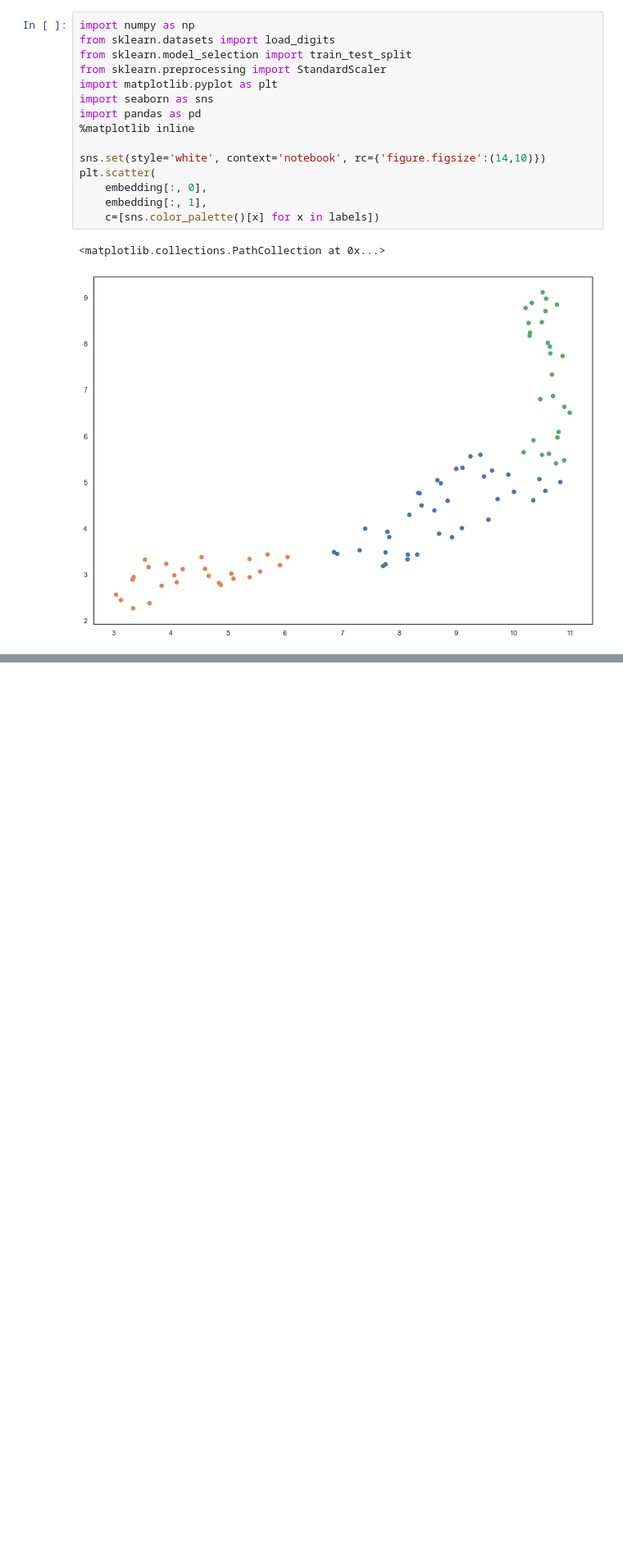
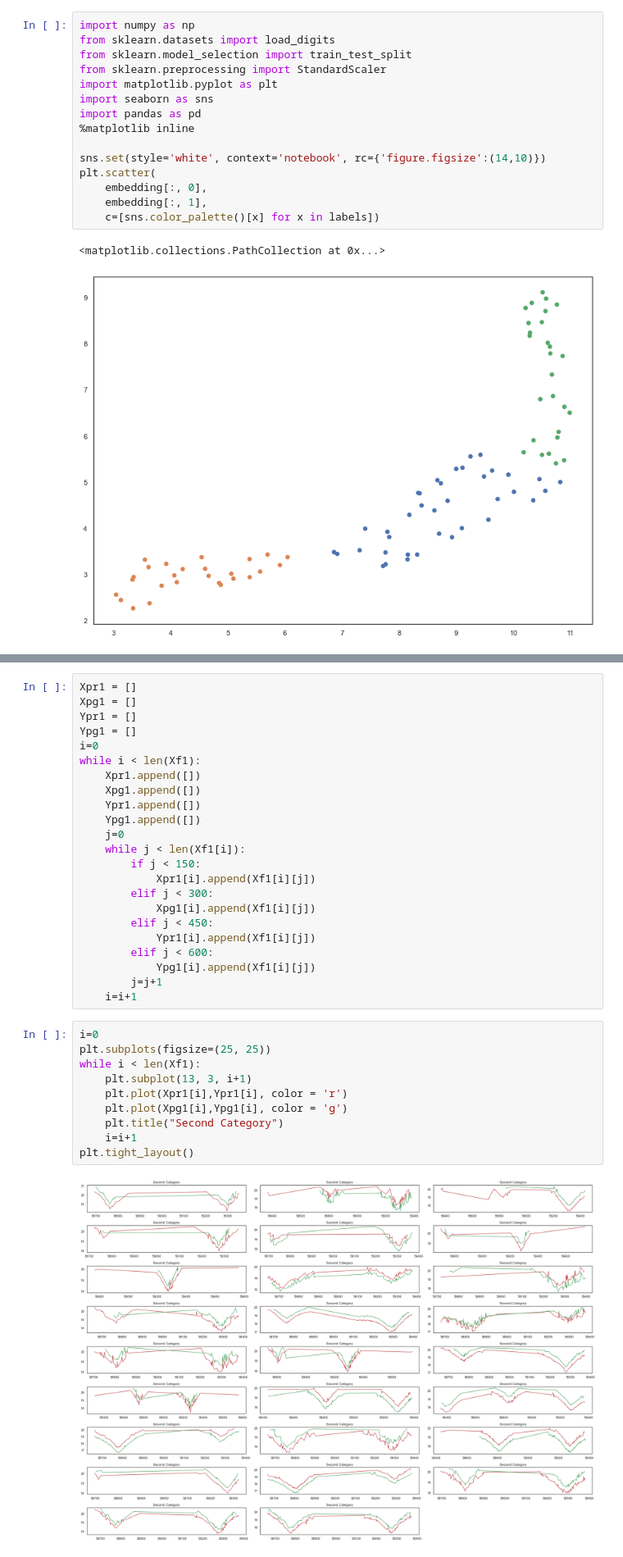
Before and after one commit to vecheto/Classifying-Asteroids, a Jupyter notebook: Light_curves_Esteban.ipynb, the cells around one changed output, grey strips where cells are left out. Shown at 82% size. Drawn from its saved outputs; the diff is of its cells as text; blank space fills up the shorter version.

```diff
--- a/Light_curves_Esteban.ipynb
+++ b/Light_curves_Esteban.ipynb
@@ -483,0 +538,35 @@ print(Yf)
+# %%
+Xpr1 = []
+Xpg1 = []
+Ypr1 = []
+Ypg1 = []
+i=0
+while i < len(Xf1):
+    Xpr1.append([])
+    Xpg1.append([])
+    Ypr1.append([])
+    Ypg1.append([])
+    j=0
+    while j < len(Xf1[i]):
+        if j < 150:
+            Xpr1[i].append(Xf1[i][j])
+        elif j < 300:
+            Xpg1[i].append(Xf1[i][j])
+        elif j < 450:
+            Ypr1[i].append(Xf1[i][j])
+        elif j < 600:
+            Ypg1[i].append(Xf1[i][j])
+        j=j+1
+    i=i+1
+# %%
+i=0
+plt.subplots(figsize=(25, 25))
+while i < len(Xf1):
+    plt.subplot(13, 3, i+1)
+    plt.plot(Xpr1[i],Ypr1[i], color = 'r')
+    plt.plot(Xpg1[i],Ypg1[i], color = 'g')
+    plt.title("Second Category")
+    i=i+1
+plt.tight_layout()
+# %% [output]
+[figure, added]
```
Also changed, not shown: parts of 6 cells of this notebook.
